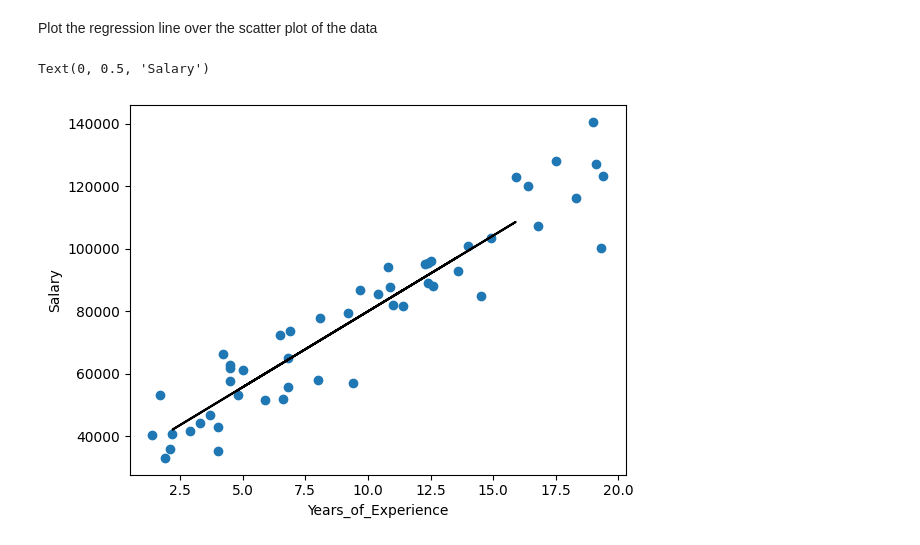
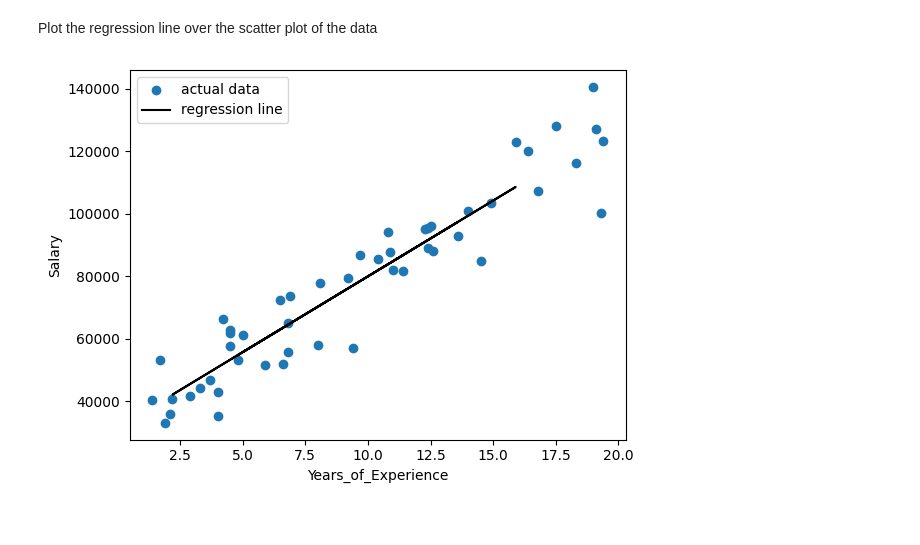
Before and after one commit to Shambhavi410/BCS-Winter-Project-STACK-O-MATIC, a Jupyter notebook: Assignment_2/BCS_Assignment_2.ipynb, the cells around one changed output. Drawn from its saved outputs; the diff is of its cells as text; code cells hidden in the pictures.

```diff
--- a/Assignment_2/BCS_Assignment_2.ipynb
+++ b/Assignment_2/BCS_Assignment_2.ipynb
@@ -83,10 +89,11 @@ MSE:  79580620.27310547
 # %% [markdown]
 Plot the regression line over the scatter plot of the data
 # %%
-plt.scatter(data['YearsExperience'], data['Salary'])
-plt.plot(x_test, y_pred, color='black')
+plt.scatter(data['YearsExperience'], data['Salary'],label='actual data')
+plt.plot(x_test, y_pred, color='black', label='regression line')
 plt.xlabel('Years_of_Experience')
 plt.ylabel('Salary')
+plt.legend()
+plt.show()
 # %% [output]
-Text(0, 0.5, 'Salary')
-[figure, old version]
+[figure, new version]
```
Also changed, not shown: parts of 13 cells of this notebook.
